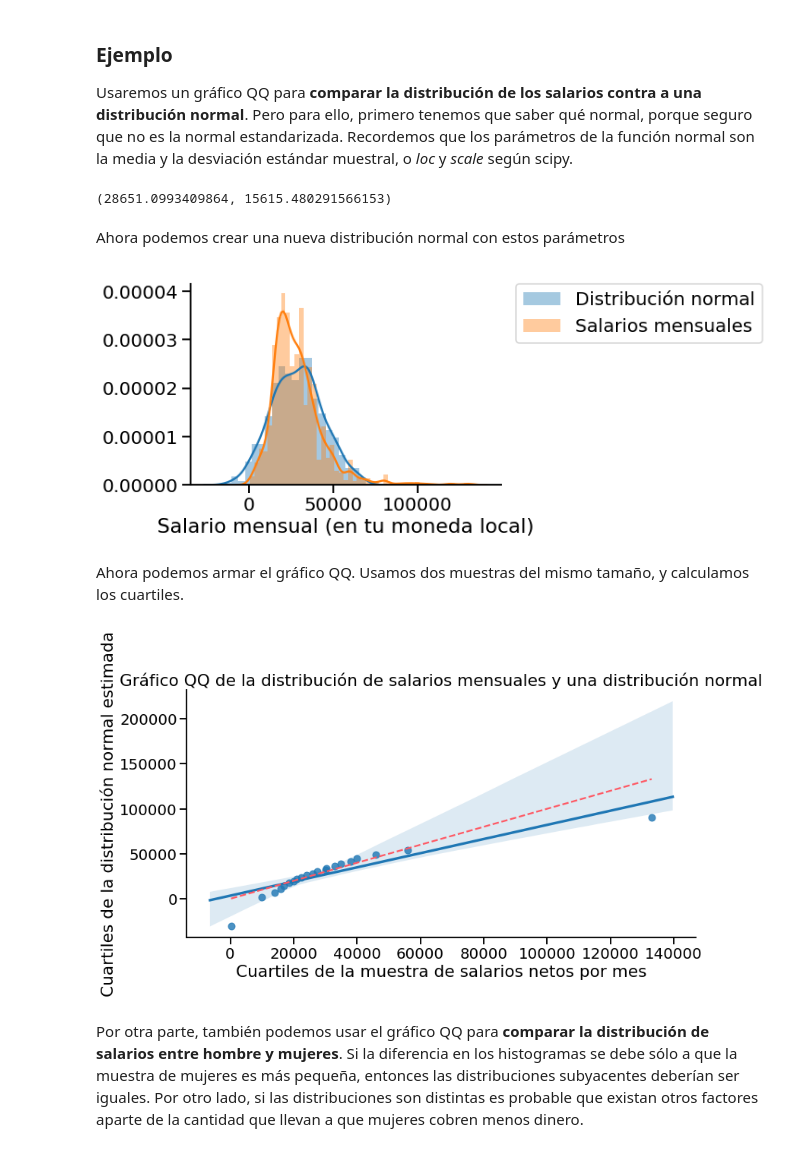
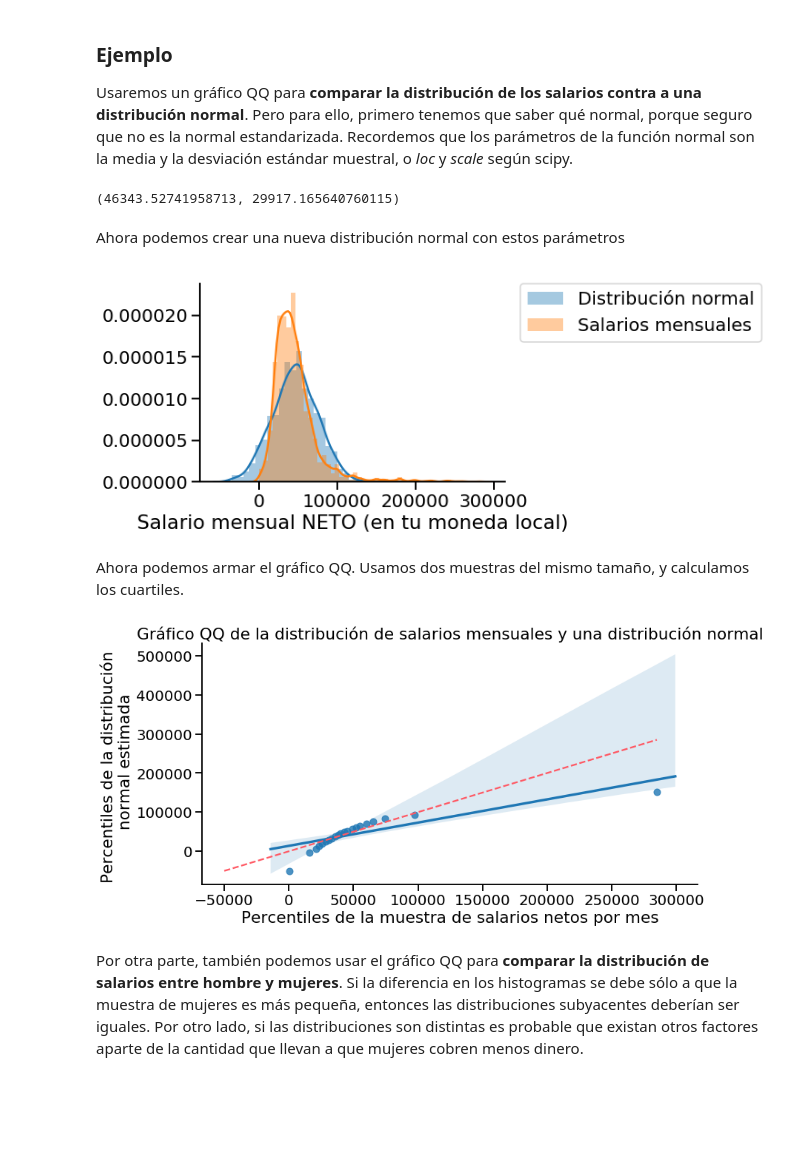
Before and after one commit to DiploDatos/AnalisisyVisualizacion, a Jupyter notebook: 01_tipos_de_graficos.ipynb, the cells around one changed output. Drawn from its saved outputs; the diff is of its cells as text; code cells hidden in the pictures; blank space fills up the shorter version.

```diff
--- a/01_tipos_de_graficos.ipynb
+++ b/01_tipos_de_graficos.ipynb
@@ -36,8 +36,9 @@ YELLOW = '#FFE74C'
 # Con esto hacemos los gráficos más grandes, adecuados para el proyector.
 seaborn.set_context(context='talk', font_scale=1.2)
 # %%
+## Cambiar la dirección del conjunto de datos de acuerdo a dónde lo guardaron
 dataset = pandas.read_csv(
-    '../datasets/2019.1 - Encuesta de remuneración salarial - Argentina.csv',
+    '2019.1 - Encuesta de remuneración salarial - Argentina.csv',
     skiprows=[0,1,2])
 # %%
 dataset.columns
@@ -526,10 +527,10 @@ from scipy import stats
 
 # Estimamos los parámetros muestrales. Si bien son sólo la media y desviación estándar, podemos
 # usar scipy para estimar (fit) cualquier distribución.
-loc, scale = stats.norm.fit(salario_neto['Salario mensual (en tu moneda local)'])
+loc, scale = stats.norm.fit(salario_neto[NETO_COL])
 loc, scale
 # %% [output]
-(28651.0993409864, 15615.480291566153)
+(46343.52741958713, 29917.165640760115)
 # %% [markdown]
 Ahora podemos crear una nueva distribución normal con estos parámetros
 # %%
@@ -538,30 +539,30 @@ norm_dist = stats.norm(loc, scale)
 sample = norm_dist.rvs(1000)
 # La graficamos
 seaborn.distplot(sample, label='Distribución normal')
-seaborn.distplot(salario_neto['Salario mensual (en tu moneda local)'], label='Salarios mensuales')
+seaborn.distplot(salario_neto[NETO_COL], label='Salarios mensuales')
 plt.legend(bbox_to_anchor=(1.05, 1), loc=2, borderaxespad=0.)
 seaborn.despine()
 # %% [output]
-[figure, old version]
+[figure, new version]
 # %% [markdown]
 Ahora podemos armar el gráfico QQ. Usamos dos muestras del mismo tamaño, y calculamos los cuartiles.
 # %%
-percs = numpy.linspace(0,100,21)  # Creamos 20 puntos cuartiles igualmente distribuidos entre 0 y 100.
-qn_sample = numpy.percentile(salario_neto_norm, percs)
-qn_norm_dist = numpy.percentile(norm_dist.rvs(salario_neto_norm.shape[0]), percs)
+percs = numpy.linspace(0,100,21)  # Creamos 20 puntos percentiles igualmente distribuidos entre 0 y 100.
+qn_sample = numpy.percentile(salario_neto[NETO_COL], percs)
+qn_norm_dist = numpy.percentile(norm_dist.rvs(len(salario_neto[NETO_COL])), percs)
 # %%
 plt.figure(figsize=(12,6))
 seaborn.regplot(x=qn_sample, y=qn_norm_dist)
-plt.xlabel('Cuartiles de la muestra de salarios netos por mes')
-plt.ylabel('Cuartiles de la distribución normal estimada')
+plt.xlabel('Percentiles de la muestra de salarios netos por mes')
+plt.ylabel('Percentiles de la distribución \n normal estimada')
 plt.title('Gráfico QQ de la distribución de salarios mensuales y una distribución normal')
 
-x = numpy.linspace(numpy.min((qn_men.min(),qn_women.min())), numpy.max((qn_men.max(),qn_women.max())))
+x = numpy.linspace(numpy.min((qn_sample.min(), qn_norm_dist.min())), numpy.max((qn_sample.max(),qn_norm_dist.max())))
 plt.plot(x,x, color=RED, ls="--")
 
 seaborn.despine()
 # %% [output]
-[figure, old version]
+[figure, new version]
 # %% [markdown]
 Por otra parte, también podemos usar el gráfico QQ para **comparar la distribución de salarios entre hombre y mujeres**. Si la diferencia en los histogramas se debe sólo a que la muestra de mujeres es más pequeña, entonces las distribuciones subyacentes deberían ser iguales. Por otro lado, si las distribuciones son distintas es probable que existan otros factores aparte de la cantidad que llevan a que mujeres cobren menos dinero.
 # %%
```
Also changed, not shown: parts of 4 cells of this notebook.
